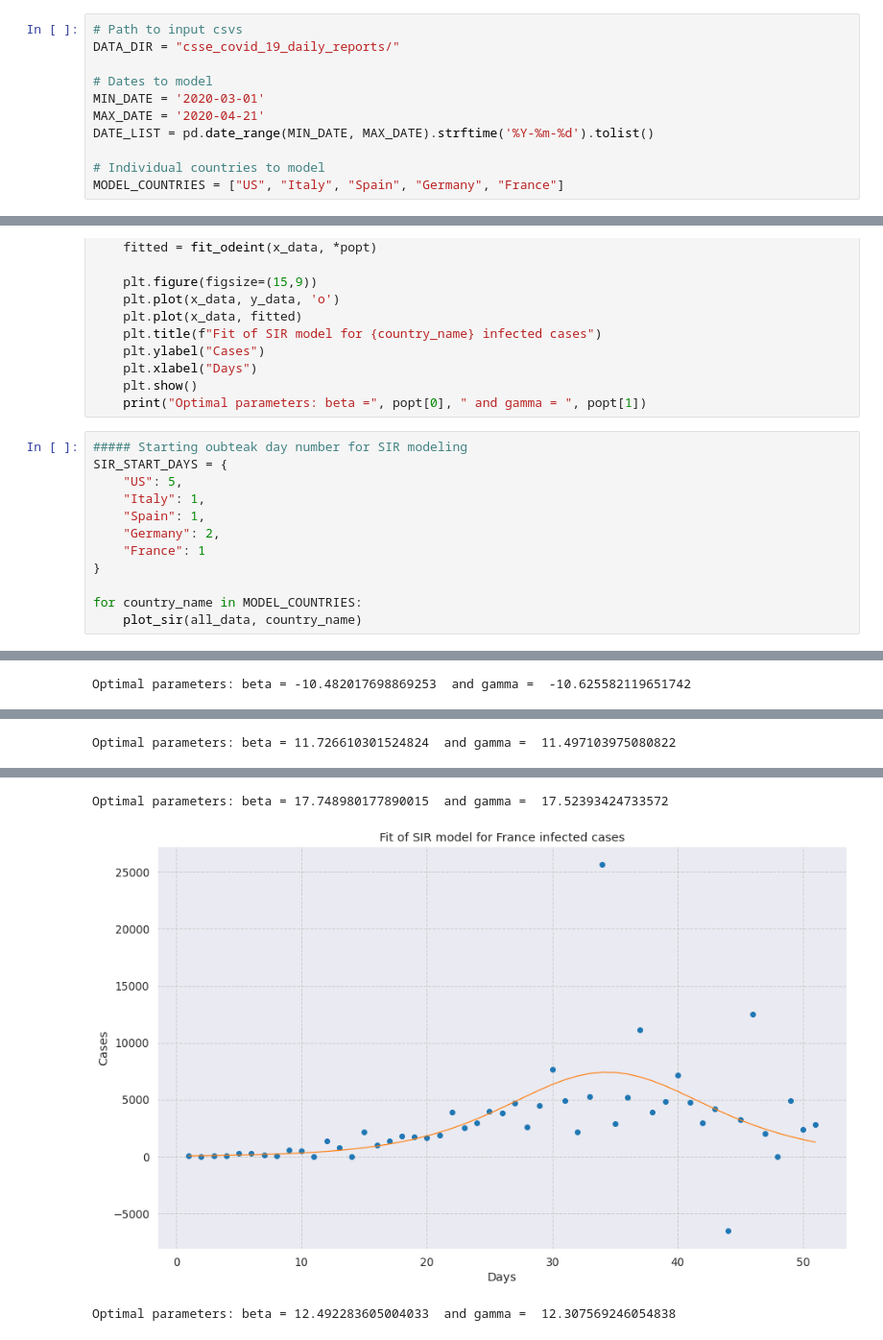
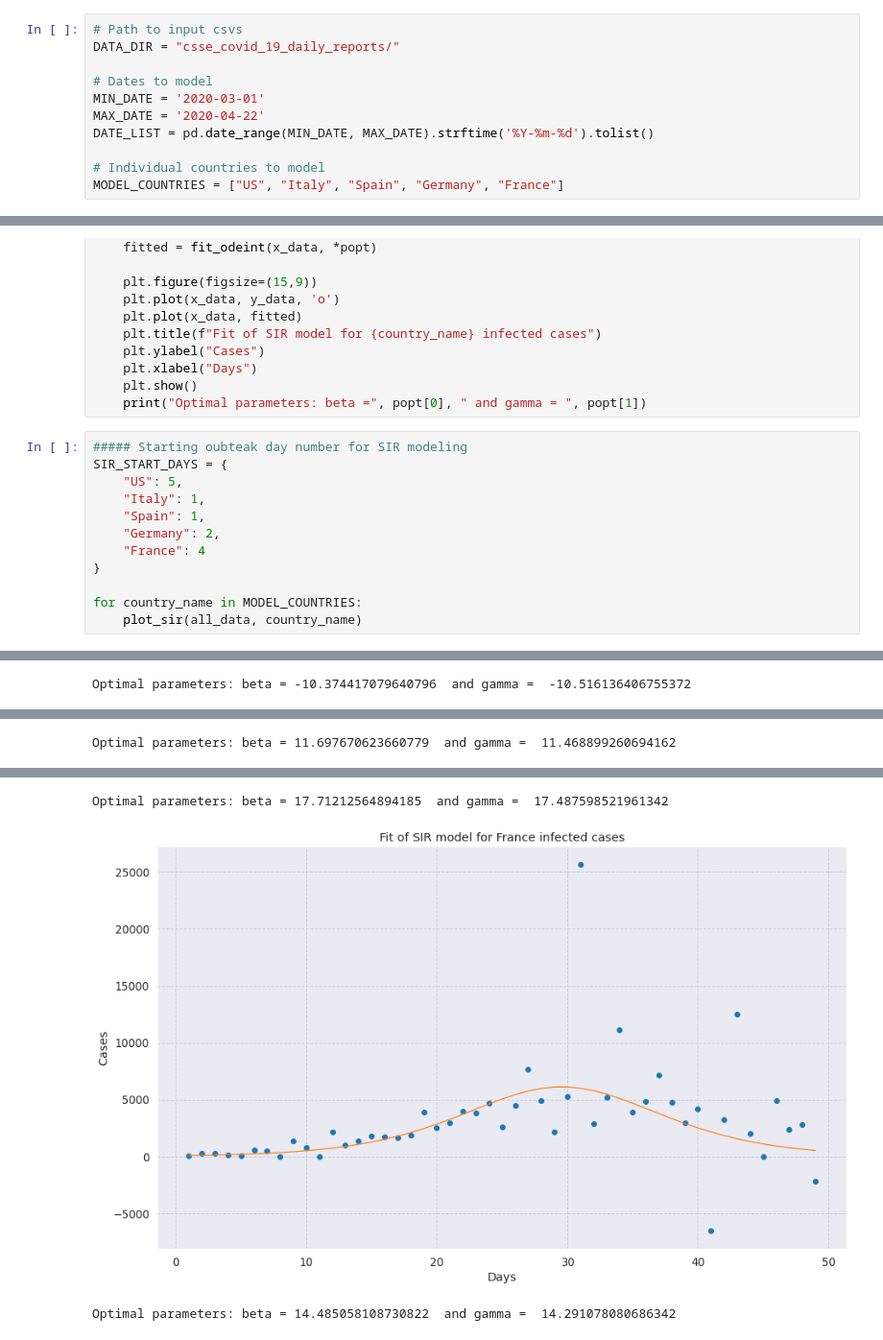
Before and after one commit to rdcolema/covid19-tracking, a Jupyter notebook: covid_forecasting.ipynb, the cells around one changed output, grey strips where cells are left out. Shown at 96% size. Drawn from its saved outputs; the diff is of its cells as text.

```diff
--- a/covid_forecasting.ipynb
+++ b/covid_forecasting.ipynb
@@ -31,7 +31,7 @@ DATA_DIR = "csse_covid_19_daily_reports/"
 
 # Dates to model
 MIN_DATE = '2020-03-01'
-MAX_DATE = '2020-04-21'
+MAX_DATE = '2020-04-22'
 DATE_LIST = pd.date_range(MIN_DATE, MAX_DATE).strftime('%Y-%m-%d').tolist()
 
 # Individual countries to model
@@ -438,7 +438,7 @@ SIR_START_DAYS = {
     "Italy": 1,
     "Spain": 1,
     "Germany": 2,
-    "France": 1
+    "France": 4
 }
 
 for country_name in MODEL_COUNTRIES:
@@ -450 +450 @@ Optimal parameters: beta = 14.348782392027866  and gamma =  14.126349941531142
-Optimal parameters: beta = -10.482017698869253  and gamma =  -10.625582119651742
+Optimal parameters: beta = -10.374417079640796  and gamma =  -10.516136406755372
@@ -452 +452 @@ Optimal parameters: beta = -10.482017698869253  and gamma =  -10.625582119651742
-Optimal parameters: beta = 11.726610301524824  and gamma =  11.497103975080822
+Optimal parameters: beta = 11.697670623660779  and gamma =  11.468899260694162
@@ -454,3 +454,3 @@ Optimal parameters: beta = 11.726610301524824  and gamma =  11.497103975080822
-Optimal parameters: beta = 17.748980177890015  and gamma =  17.52393424733572
+Optimal parameters: beta = 17.71212564894185  and gamma =  17.487598521961342
-[figure, old version]
+[figure, new version]
-Optimal parameters: beta = 12.492283605004033  and gamma =  12.307569246054838
+Optimal parameters: beta = 14.485058108730822  and gamma =  14.291078080686342
```
Also changed, not shown: parts of 4 cells of this notebook, 2 other files.
